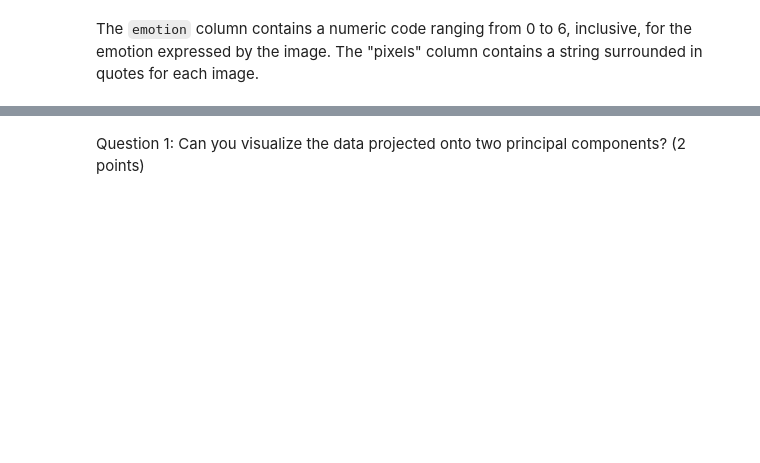
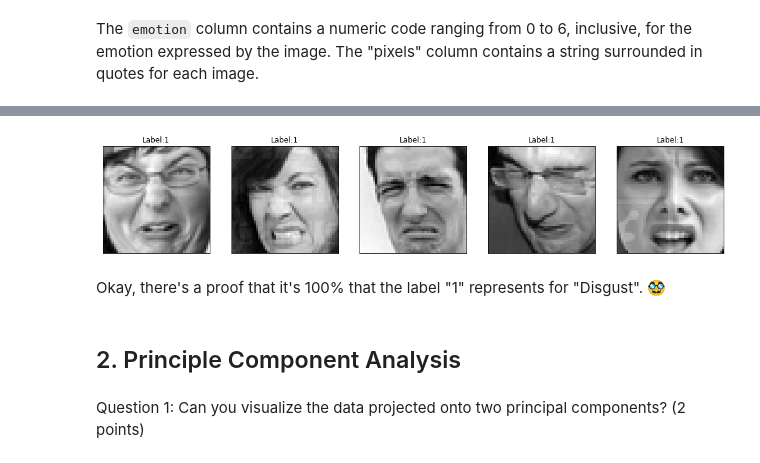
Before and after one commit to taindp98/Fundamental-ML, a Jupyter notebook: notebooks/EDA.ipynb, the cells around one changed output, grey strips where cells are left out. Cells and saved outputs as stored; diff of their text form; code cells hidden in the pictures; blank space fills up the shorter version.

```diff
--- a/notebooks/EDA.ipynb
+++ b/notebooks/EDA.ipynb
@@ -70,2 +279,10 @@ Principal Component Analysis (PCA) is a popular technique for dimensionality red
+# %%
+show_img_label(images, labels, target_label=1)
+# %% [output]
+[figure, added]
+# %% [markdown]
+Okay, there's a proof that it's 100% that the label "1" represents for "Disgust". 🥸
+# %% [markdown]
+## 2. Principle Component Analysis
 # %% [markdown]
 Question 1: Can you visualize the data projected onto two principal components? (2 points)
```
Also changed, not shown: parts of 60 cells of this notebook, 2 other files.
